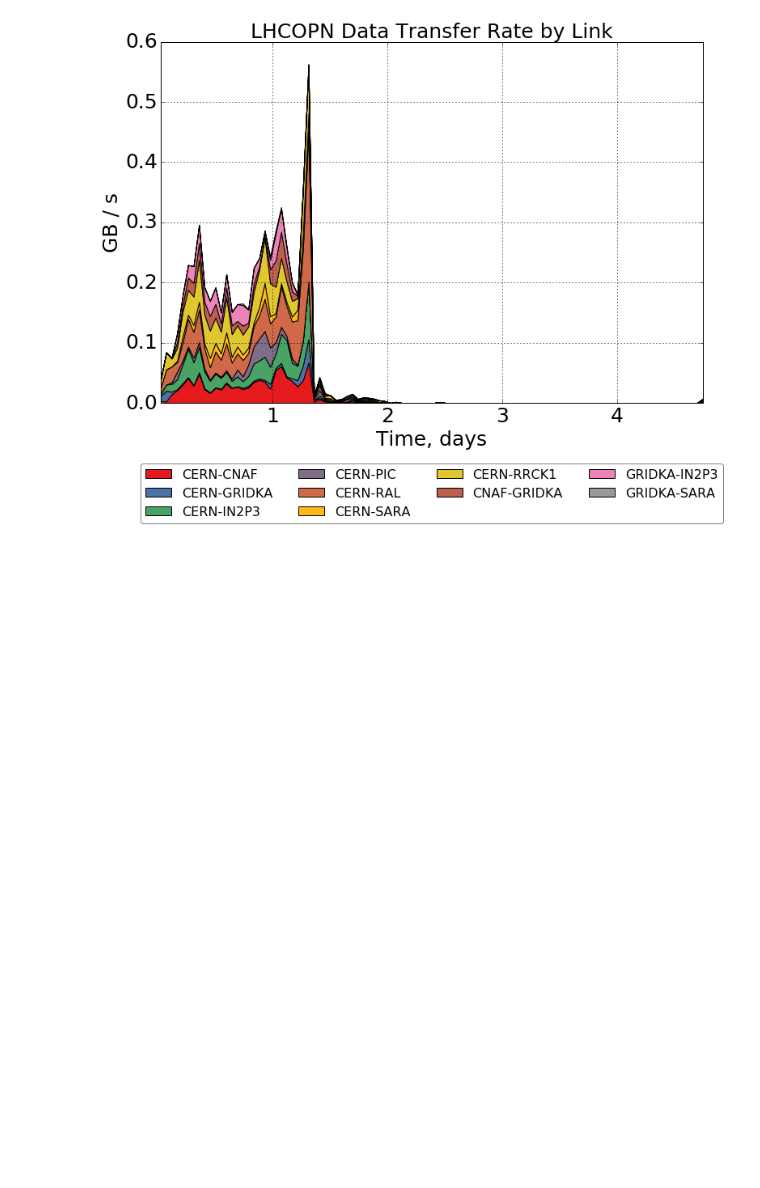
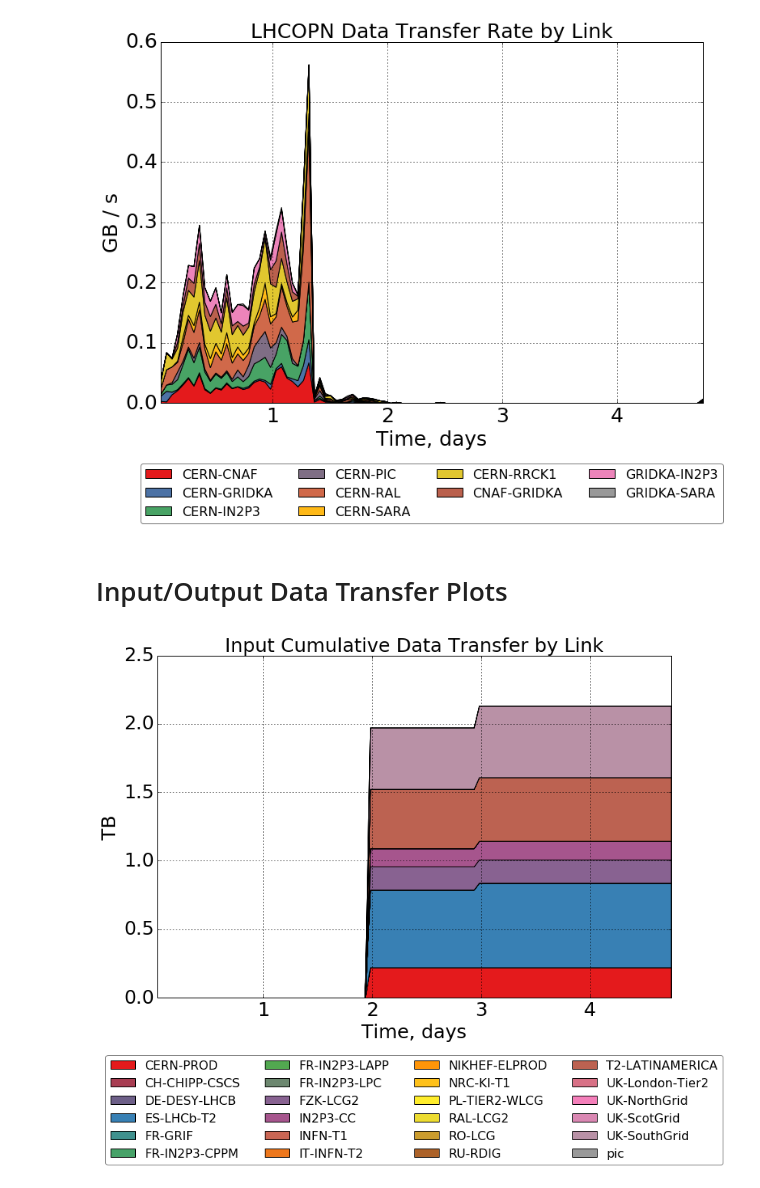
Before and after one commit to skygrid/grid_simulation, a Jupyter notebook: results/SimulationResults.ipynb, the cells around one changed output. Drawn from its saved outputs; the diff is of its cells as text; code cells hidden in the pictures; blank space fills up the shorter version.

```diff
--- a/results/SimulationResults.ipynb
+++ b/results/SimulationResults.ipynb
@@ -167,3 +121,9 @@ tp.lhcopn_cumulative_data_transfer()
 tp.lhcopn_data_transfer_rate()
 # %% [output]
 [figure]
+# %% [markdown]
+# Input/Output Data Transfer Plots
+# %%
+tp.input_cumulative_data_transfer()
+# %% [output]
+[figure, added]
```
Also changed, not shown: parts of 12 cells of this notebook, 1 other file.
